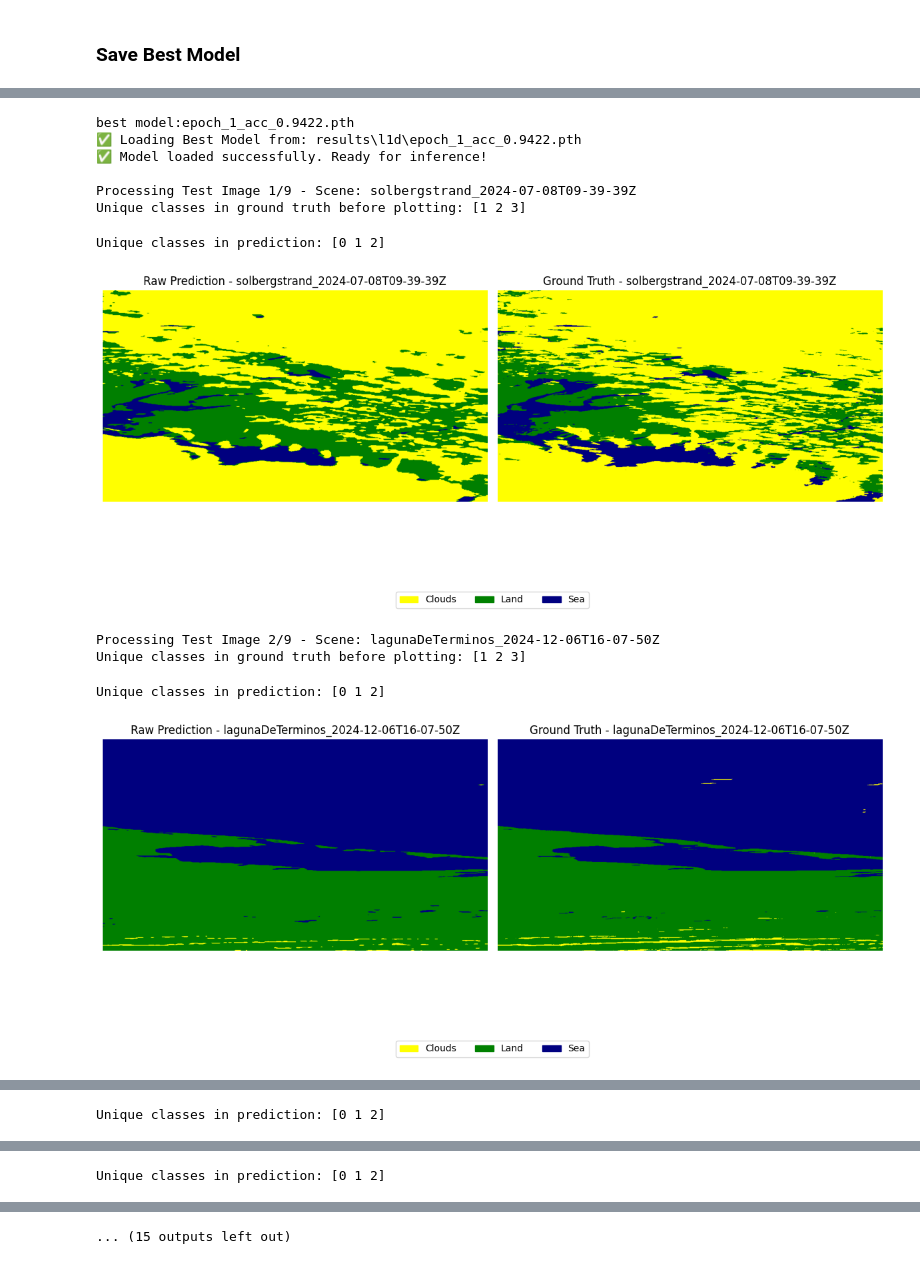
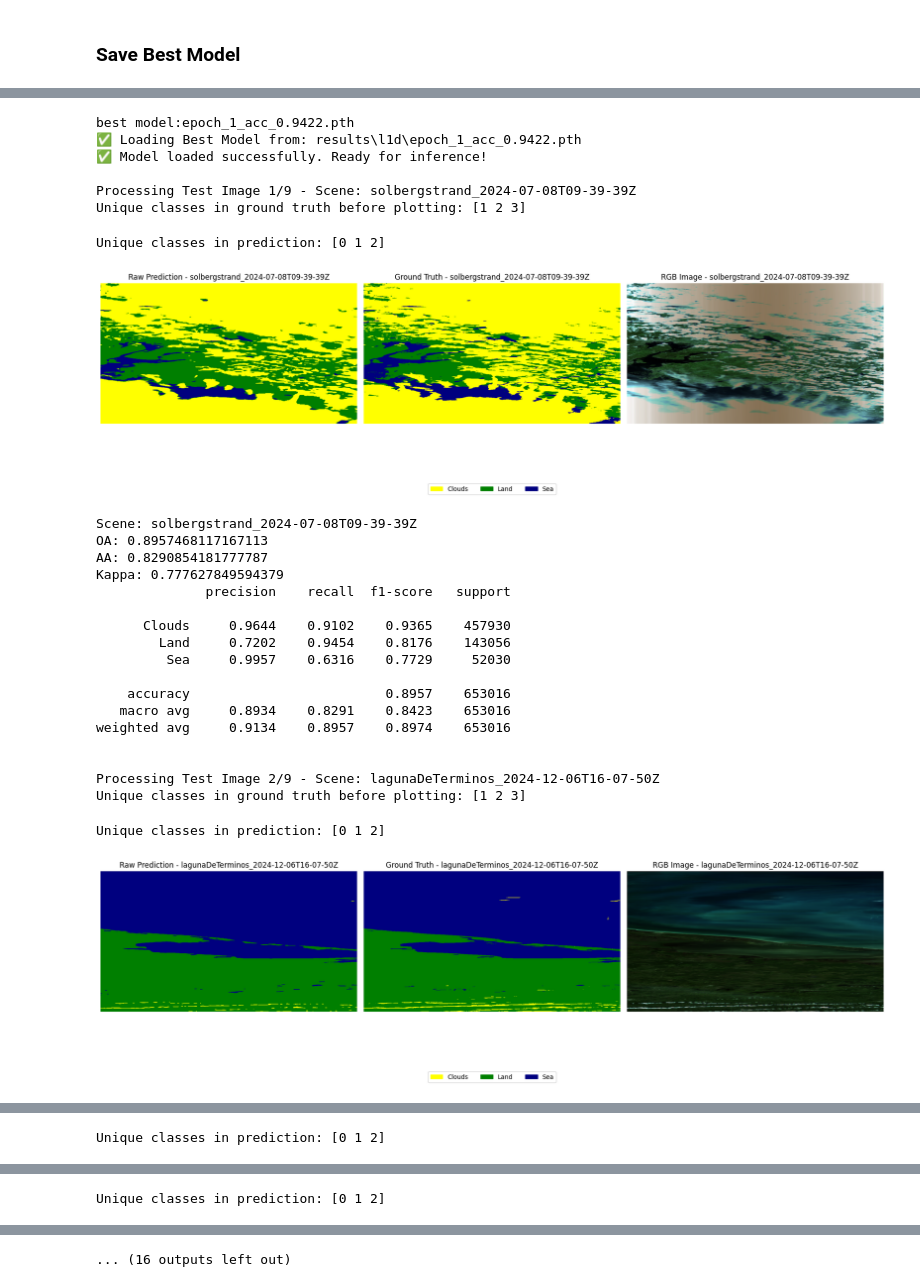
Before and after one commit to philipcmd/WaveSeg, a Jupyter notebook: SLC_Validation.ipynb, the cells around one changed output, grey strips where cells are left out. Saved outputs shown, nothing was run; the diff lists cells and outputs as text; code cells hidden in the pictures.

Commit message:
Fixed Evaluation

```diff
--- a/SLC_Validation.ipynb
+++ b/SLC_Validation.ipynb
@@ -1125,11 +1125,9 @@ def get_best_model(acc_list, epoch_list, save_path):
 # %%
-
-
 
 # Define class names and color map (same as original ground truth)
 class_names = {1: "Clouds", 2: "Land", 3: "Sea"}
 color_map = {
-    1: (1, 1, 0),   # Clouds (yellow)
+    1: (1, 1, 0),    # Clouds (yellow)
     2: (0, 0.5, 0), # Land (dark green)
     3: (0, 0, 0.5)  # Sea (dark blue)
 }
@@ -1138,10 +1136,11 @@ color_map = {
 custom_cmap = mcolors.ListedColormap([color_map[i] for i in sorted(color_map.keys())])
 
 # ✅ Pre-load the correct ground truth labels for the test files
-testing_label_dict = {
-    os.path.basename(fname).replace("-l1a_labels.dat", ""): label
-    for fname, label in zip(label_filenames, labels)
-}
+# Assuming label_filenames and labels are defined elsewhere.
+# testing_label_dict = {
+#     os.path.basename(fname).replace("-l1a_labels.dat", ""): label
+#     for fname, label in zip(label_filenames, labels)
+# }
 
 ## Load the best trained model
 best_model_path = get_best_model(val_acc_list, val_epoch_list, SAVE_PATH)
@@ -1155,9 +1154,6 @@ best_model.to(device)
 best_model.eval()  # Set model to evaluation mode
 
 print("✅ Model loaded successfully. Ready for inference!")
-
-
-
 
 for img_idx, test_img_filename in enumerate(testing_filenames):
     scene_name = os.path.basename(test_img_filename).replace('-l1d.nc', '')
@@ -1205,36 +1201,87 @@ for img_idx, test_img_filename in enumerate(testing_filenames):
 
     print(f"Unique classes in prediction: {np.unique(pred_map)}")
 
-    fig, axes = plt.subplots(1, 2, figsize=(12, 6))
+    # Match scene name to corresponding L1D file using reflectance_data_files
+    matching_l1d_file = None
+    for reflectance_file, l1d_file in zip(reflectance_data_files, l1d_files):
+        if scene_name in reflectance_file:
+            matching_l1d_file = l1d_file
+            break
+
+    if matching_l1d_file is not None:
+        hyperspectral_data = matching_l1d_file
+        rgb_image = spectral.get_rgb(hyperspectral_data, (69, 46, 26))
+    else:
+        print(f"❌ Warning: No matching L1D file found for {scene_name}, skipping RGB plot.")
+        rgb_image = np.zeros((ground_truth.shape[0], ground_truth.shape[1], 3))  # Placeholder black image
+
+    fig, axes = plt.subplots(1, 3, figsize=(18, 6))
 
     axes[0].imshow(pred_map, cmap=custom_cmap)
     axes[0].set_title(f'Raw Prediction - {scene_name}')
     axes[0].axis("off")
 
     axes[1].imshow(ground_truth, cmap=custom_cmap)
     axes[1].set_title(f'Ground Truth - {scene_name}')
     axes[1].axis("off")
+
+    axes[2].imshow(rgb_image)
+    axes[2].set_title(f'RGB Image - {scene_name}')
+    axes[2].axis("off")
 
     unique_labels = np.unique(ground_truth)
     patches = [
         mpatches.Patch(color=color_map[label_val], label=class_names.get(label_val, f"Class {label_val}"))
         for label_val in unique_labels
     ]
     fig.legend(handles=patches, loc='lower center', bbox_to_anchor=(0.5, 0.02), ncol=3, fontsize=10)
 
     plt.tight_layout()
     plt.subplots_adjust(bottom=0.15)
     plt.show()
+
+    # Evaluation for each image
+    test_pred = pred_map[ground_truth != 0]
+    test_true = ground_truth[ground_truth != 0]
+
+    # Adjust predictions to match ground truth labels (1, 2, 3)
+    test_pred = test_pred + 1
+
+    OA = accuracy_score(test_true, test_pred)
+    AA = recall_score(test_true, test_pred, average='macro', zero_division=0)
+    kappa = cohen_kappa_score(test_true, test_pred)
+    report_log = f"Scene: {scene_name}\nOA: {OA}\nAA: {AA}\nKappa: {kappa}\n"
+    report_log += classification_report(test_true, test_pred, target_names=[class_names[i] for i in sorted(class_names.keys())], digits=4, zero_division=0, labels=sorted(class_names.keys()))
+    print(report_log)
+
+    # fp = open(os.path.join(SAVE_PATH, f'{scene_name}_classification_report.txt'), 'w+')
+    # fp.writelines(report_log)
+    # fp.close()
 # %% [output]
 best model:epoch_1_acc_0.9422.pth
 ✅ Loading Best Model from: results\l1d\epoch_1_acc_0.9422.pth
 ✅ Model loaded successfully. Ready for inference!
 
 Processing Test Image 1/9 - Scene: solbergstrand_2024-07-08T09-39-39Z
 Unique classes in ground truth before plotting: [1 2 3]
 Unique classes in prediction: [0 1 2]
-[figure, old version]
+[figure, new version]
+Scene: solbergstrand_2024-07-08T09-39-39Z
+OA: 0.8957468117167113
+AA: 0.8290854181777787
+Kappa: 0.777627849594379
+              precision    recall  f1-score   support
+
+      Clouds     0.9644    0.9102    0.9365    457930
+        Land     0.7202    0.9454    0.8176    143056
+         Sea     0.9957    0.6316    0.7729     52030
+
+    accuracy                         0.8957    653016
+   macro avg     0.8934    0.8291    0.8423    653016
+weighted avg     0.9134    0.8957    0.8974    653016
+
+
 Processing Test Image 2/9 - Scene: lagunaDeTerminos_2024-12-06T16-07-50Z
 Unique classes in ground truth before plotting: [1 2 3]
 Unique classes in prediction: [0 1 2]
-[figure, old version]
+[figure, new version]
@@ -1249 +1326 @@ Unique classes in prediction: [0 1 2]
-... (15 outputs left out)
+... (16 outputs left out)
```
Also changed, not shown: parts of 7 cells of this notebook.
